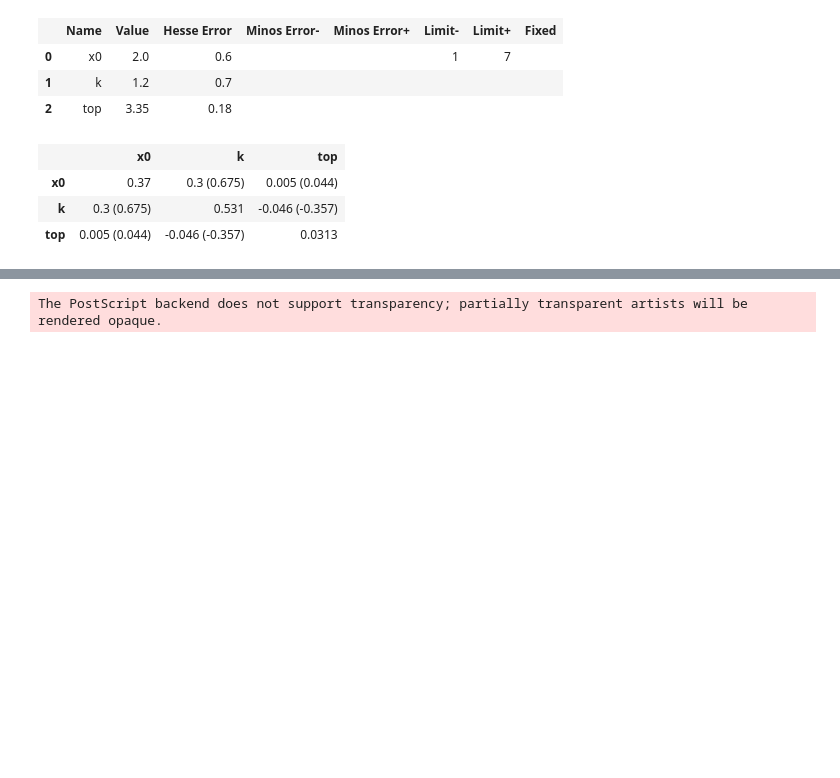
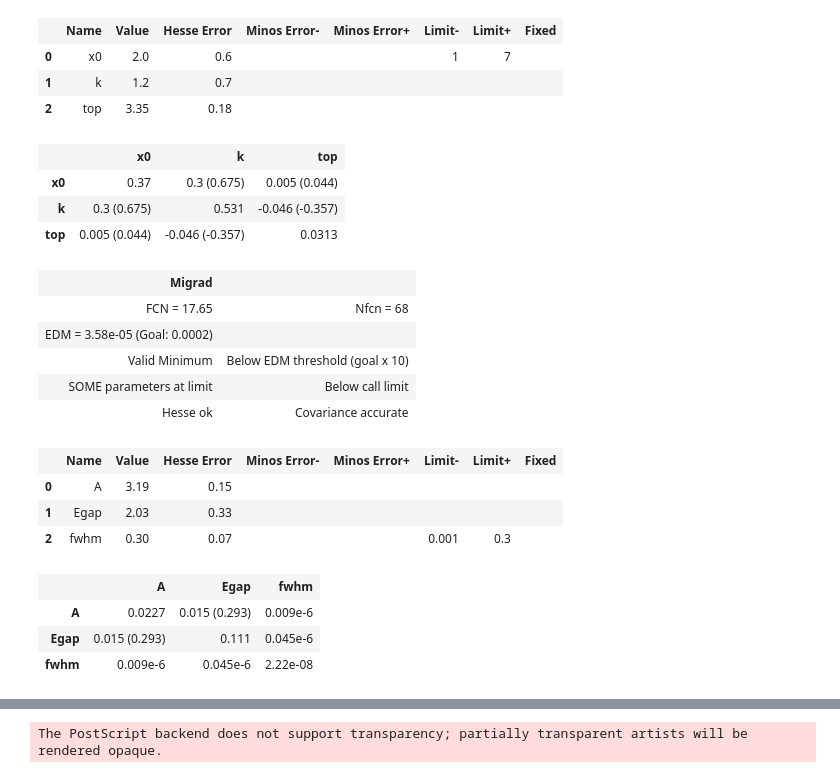
Before and after one commit to KristineKrighaar/NCCO_Article_Code, a Jupyter notebook: DataAnalysis_IN20_CHI.ipynb, the cells around one changed output, grey strips where cells are left out. Saved outputs shown, nothing was run; the diff lists cells and outputs as text; code cells hidden in the pictures; blank space fills up the shorter version.

```diff
--- a/DataAnalysis_IN20_CHI.ipynb
+++ b/DataAnalysis_IN20_CHI.ipynb
@@ -1350,6 +1350,51 @@ plt.rcParams.update({
     'font.family': 'serif',    # Use serif font to match many article styles
     'lines.linewidth': 1.5                # DPI for saving figures
 })
+# %%
+from scipy.special import erf
+
+def erf_model(E, A, Egap, fwhm):
+    """
+    Error function model for curve fitting.
+    ----------
+    x : Independent variable.
+    A : Amplitude.
+    x0 : Center (inflection point).
+    sigma : Width (controls slope).
+    B : Offset.
+    """
+    return A/2 * (erf((E - Egap)/(2* np.sqrt(np.log(2))*fwhm)) + erf((E+Egap)/(2*np.sqrt(np.log(2))*fwhm)))
+
+errf_geuss_ag = {'Egap': 4.0, 'fwhm':0.25, 'A':4.1}
+errf_lim_ag = {'fwhm':(0.001,2)}
+
+erfit_ag_27K = fit(EN_ag_27K, A_ag_27K, A_err_ag_27K, erf_model, errf_geuss_ag, limits=errf_lim_ag)
+
+
+errf_geuss_sc = {'Egap': 2, 'fwhm':0.2, 'A':3.2}
+#errf_fix = {'bottom':True}
+errf_lim_sc = {'fwhm':(0.001,0.3)}
+
+erfit_sc_3K = fit(EN_sc_p3_2K_all, sc_2K_all, sc_2K_err_all, erf_model, errf_geuss_sc, limits=errf_lim_sc)
+
+
+erfit_ag_27K.hesse()
+erfit_sc_3K.hesse()
+# %% [output]
+| Migrad |  |
+| FCN = 17.65 | Nfcn = 68 |
+| EDM = 3.58e-05 (Goal: 0.0002) |  |
+| Valid Minimum | Below EDM threshold (goal x 10) |
+| SOME parameters at limit | Below call limit |
+| Hesse ok | Covariance accurate |
+|  | Name | Value | Hesse Error | Minos Error- | Minos Error+ | Limit- | Limit+ | Fixed |
+| 0 | A | 3.19 | 0.15 |  |  |  |  |  |
+| 1 | Egap | 2.03 | 0.33 |  |  |  |  |  |
+| 2 | fwhm | 0.30 | 0.07 |  |  | 0.001 | 0.3 |  |
+|  | A | Egap | fwhm |
+| A | 0.0227 | 0.015 (0.293) | 0.009e-6 |
+| Egap | 0.015 (0.293) | 0.111 | 0.045e-6 |
+| fwhm | 0.009e-6 | 0.045e-6 | 2.22e-08 |
 # %%
 fig, ax = plt.subplots(2, 1, figsize=(3.5, 5))
 fig.subplots_adjust(hspace=0.03, wspace=0.05)
```
Also changed, not shown: parts of 2 cells of this notebook, 1 other file.
